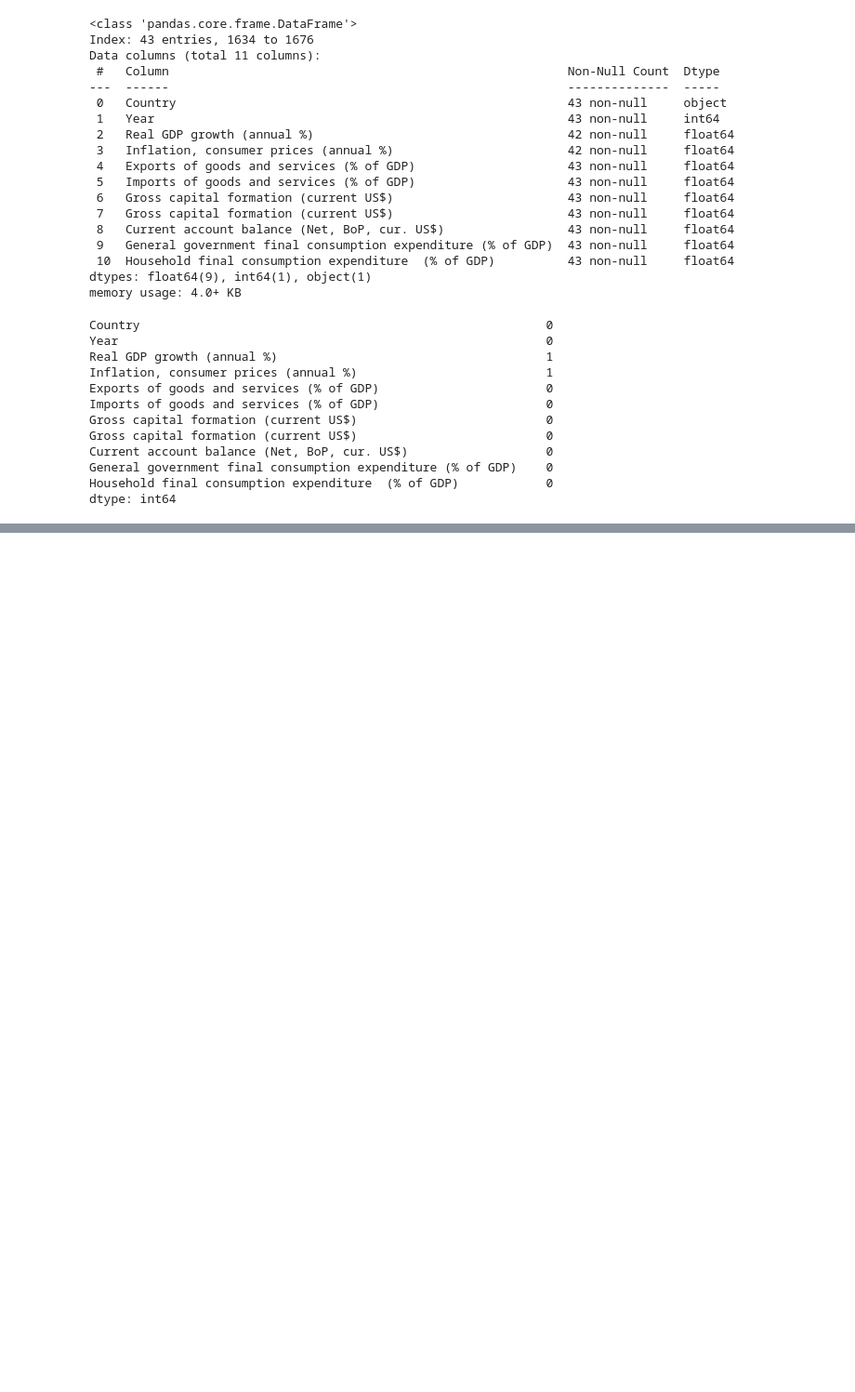
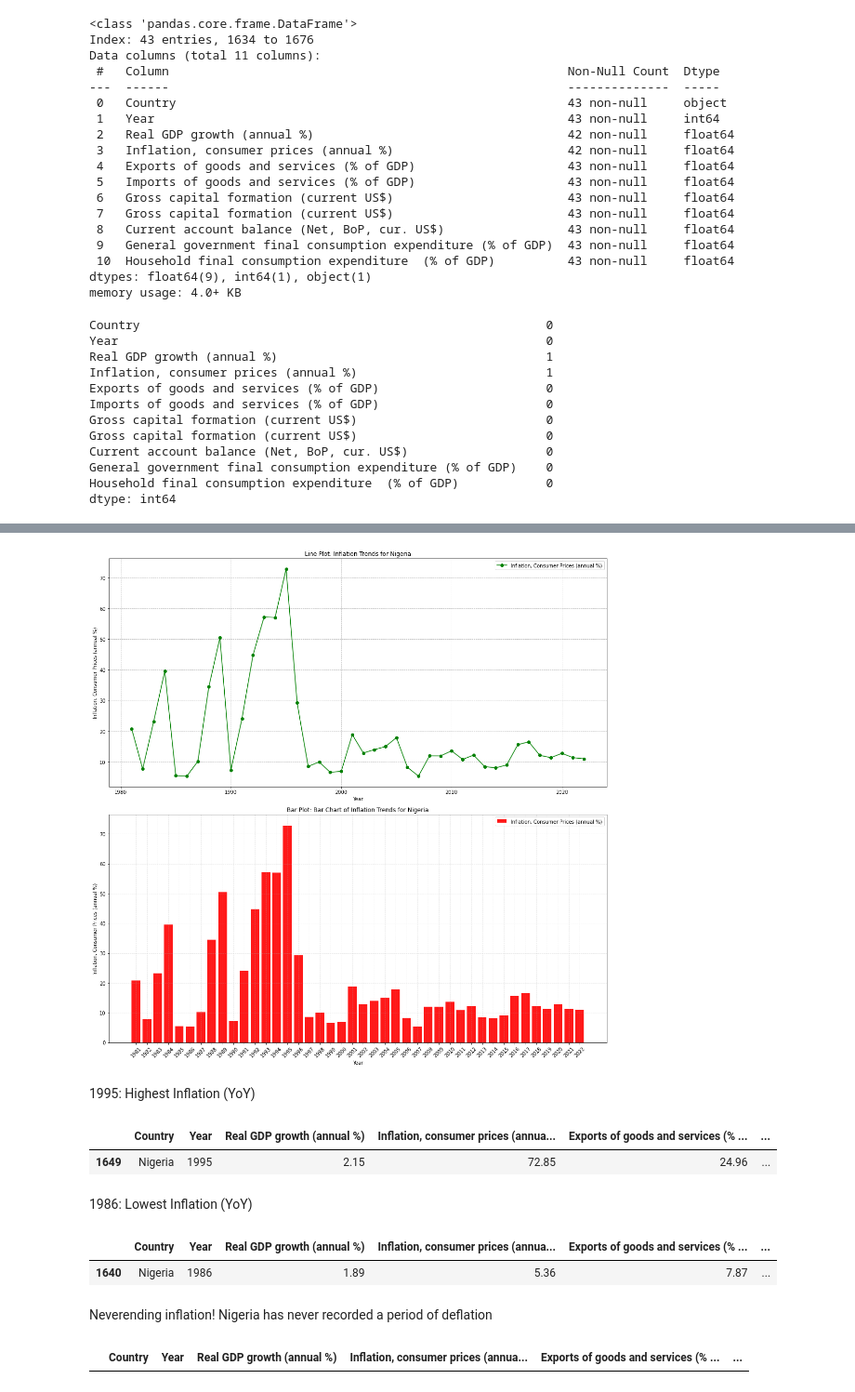
Before and after one commit to techwithmatty/EM-Frontier-Nigeria-Macroeconomic-Analysis, a Jupyter notebook: EM Macro: Nigeria Economic Analysis.ipynb, the cells around one changed output, grey strips where cells are left out. Shown at 93% size. Drawn from its saved outputs; the diff is of its cells as text; code cells hidden in the pictures; blank space fills up the shorter version.

```diff
--- a/EM Macro: Nigeria Economic Analysis.ipynb
+++ b/EM Macro: Nigeria Economic Analysis.ipynb
@@ -193,0 +234,49 @@ AttributeError: Line2D.set() got an unexpected keyword argument 'linestye'
+# %%
+fig2, axs = plt.subplots(2,1,figsize=(15,15))
+
+axs[0].plot(year, inflation, color='green', label='Inflation, Consumer Prices (annual %)', linestyle='-', marker='o')
+axs[0].set_xlabel('Year')
+axs[0].set_ylabel('Inflation, Consumer Prices (annual %)')
+axs[0].set_title('Line Plot: Inflation Trends for Nigeria')
+axs[0].grid(linestyle='--', alpha=0.9)
+axs[0].legend()
+
+axs[1].bar(year, inflation, alpha=0.9, color='red', label='Inflation, Consumer Prices (annual %)')
+axs[1].set_xlabel('Year')
+axs[1].set_ylabel('Inflation, Consumer Prices (annual %)')
+axs[1].set_title('Bar Plot: Bar Chart of Inflation Trends for Nigeria')
+axs[1].grid(linestyle='--', alpha=0.3)
+axs[1].legend()
+
+axs[1].set_xticks(year)  # Set the tick positions to be the years
+axs[1].set_xticklabels(year, rotation=45)  # Set the tick labels as the years and rotate them 45 degree
+
+plt.tight_layout()  # Ensure proper spacing between subplots
+plt.show()
+# %% [output]
+[figure, added]
+# %% [markdown]
+1995: Highest Inflation (YoY)
+# %%
+max_inflation = nigeria_dataset['Inflation, consumer prices (annual %)'].max()
+max_inflation
+
+nigeria_dataset.loc[nigeria_dataset['Inflation, consumer prices (annual %)'] == max_inflation]
+# %% [output]
+|  | Country | Year | Real GDP growth (annual %) | Inflation, consumer prices (annua... | Exports of goods and services (% ... | ... |
+| 1649 | Nigeria | 1995 | 2.15 | 72.85 | 24.96 | ... |
+# %% [markdown]
+1986: Lowest Inflation (YoY)
+# %%
+min_inflation = nigeria_dataset['Inflation, consumer prices (annual %)'].min()
+
+nigeria_dataset.loc[nigeria_dataset['Inflation, consumer prices (annual %)'] == min_inflation]
+# %% [output]
+|  | Country | Year | Real GDP growth (annual %) | Inflation, consumer prices (annua... | Exports of goods and services (% ... | ... |
+| 1640 | Nigeria | 1986 | 1.89 | 5.36 | 7.87 | ... |
+# %% [markdown]
+Neverending inflation! Nigeria has never recorded a period of deflation
+# %%
+nigeria_dataset.loc[nigeria_dataset['Inflation, consumer prices (annual %)'] < 0]
+# %% [output]
+|  | Country | Year | Real GDP growth (annual %) | Inflation, consumer prices (annua... | Exports of goods and services (% ... | ... |
```
Also changed, not shown: parts of 15 cells of this notebook.
